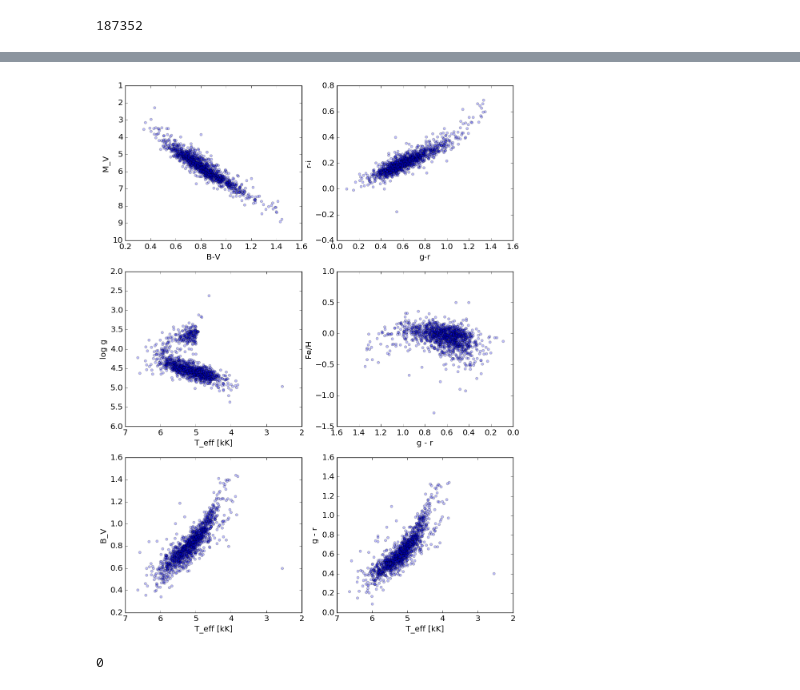
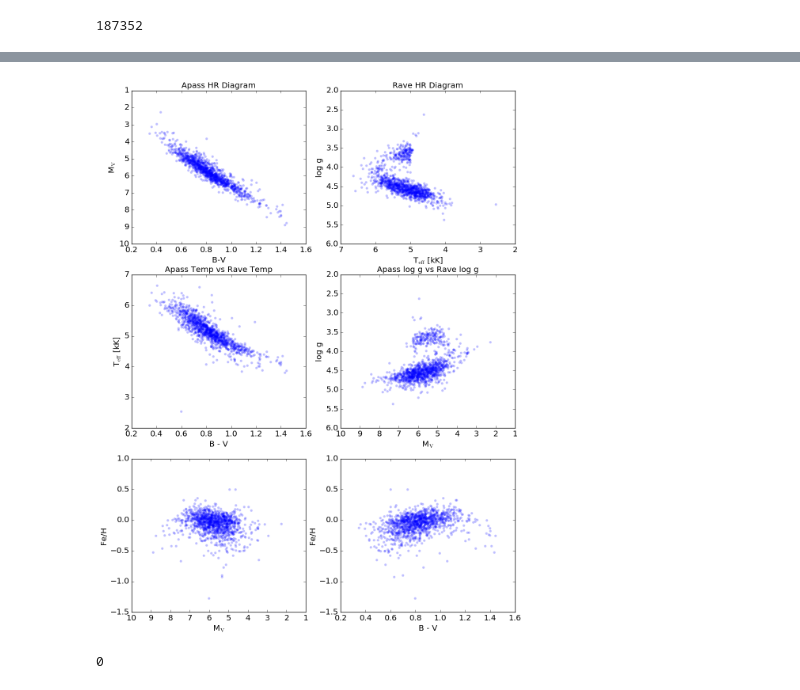
Before and after one commit to andersdot/stellarSpec, a Jupyter notebook: StellarTwins.ipynb, the cells around one changed output, grey strips where cells are left out. Cells and saved outputs as stored; diff of their text form; code cells hidden in the pictures.

```diff
--- a/StellarTwins.ipynb
+++ b/StellarTwins.ipynb
@@ -229,34 +249,46 @@ r_i = magsMatched['rmag'] - r_RedCoeff*bayesDust - (magsMatched['imag'] - i_RedC
 # %%
-#plot all stars under consideration
+# plot all stars under consideration
 fig, axes = plt.subplots(3,2, figsize=(12.5, 17))
 axes = axes.flatten()
-axes[0].scatter(B_V,M_V, alpha=0.25)
+axes[0].scatter(B_V,M_V, alpha=0.25, lw=0)
 axes[0].invert_yaxis()
 axes[0].set_xlabel('B-V')
-axes[0].set_ylabel('M_V')
-axes[1].scatter(g_r, r_i, alpha=0.25)
-axes[1].set_xlabel('g-r')
-axes[1].set_ylabel('r-i')
-axes[2].scatter(raveMatched['TEFF']/1000., raveMatched['LOGG'], alpha=0.25)
-axes[2].invert_yaxis()
-axes[2].invert_xaxis()
-axes[2].set_xlabel('T_eff [kK]')
-axes[2].set_ylabel('log g')
-axes[3].scatter(g_r, raveMatched['FE_H'], alpha=0.25)
+axes[0].set_ylabel('M$_\mathrm{V}$')
+axes[0].set_title('Apass HR Diagram')
+
+axes[1].scatter(raveMatched['TEFF']/1000., raveMatched['LOGG'], alpha=0.25, lw=0)
+axes[1].invert_yaxis()
+axes[1].invert_xaxis()
+axes[1].set_xlabel('T$_\mathrm{eff}$ [kK]')
+axes[1].set_ylabel('log g')
+axes[1].set_title('Rave HR Diagram')
+
+axes[2].scatter(B_V, raveMatched['TEFF']/1000., alpha=0.25, lw=0)
+#axes[2].invert_xaxis()
+axes[2].set_ylabel('T$_\mathrm{eff}$ [kK]')
+axes[2].set_xlabel('B - V')
+axes[2].set_title('Apass Temp vs Rave Temp')
+
+axes[3].scatter(M_V, raveMatched['LOGG'], alpha=0.25, lw=0)
+axes[3].set_xlabel('M$_\mathrm{V}$')
+axes[3].set_ylabel('log g')
+axes[3].invert_yaxis()
 axes[3].invert_xaxis()
-axes[3].set_xlabel('g - r')
-axes[3].set_ylabel('Fe/H')
-axes[4].scatter(raveMatched['TEFF']/1000., B_V, alpha=0.25)
+axes[3].set_title('Apass log g vs Rave log g')
+
+axes[4].scatter(M_V, raveMatched['FE_H'], alpha=0.25, lw=0)
 axes[4].invert_xaxis()
-axes[4].set_xlabel('T_eff [kK]')
-axes[4].set_ylabel('B_V')
-axes[5].scatter(raveMatched['TEFF']/1000., g_r, alpha=0.25)
-axes[5].invert_xaxis()
-axes[5].set_xlabel('T_eff [kK]')
-axes[5].set_ylabel('g - r')
+axes[4].set_xlabel('M$_\mathrm{V}$')
+axes[4].set_ylabel('Fe/H')
+
+
+axes[5].scatter(B_V, raveMatched['FE_H'], alpha=0.25, lw=0)
+#axes[5].invert_xaxis()
+axes[5].set_xlabel('B - V')
+axes[5].set_ylabel('Fe/H')
 plt.savefig('AllStarsMatched.png')
 # %% [output]
-[figure, old version]
+[figure, new version]
 # %%
 treeColor = kdtree.cKDTree(data=zip(M_V, B_V, g_r, r_i))
 # %%
```
Also changed, not shown: parts of 20 cells of this notebook.
